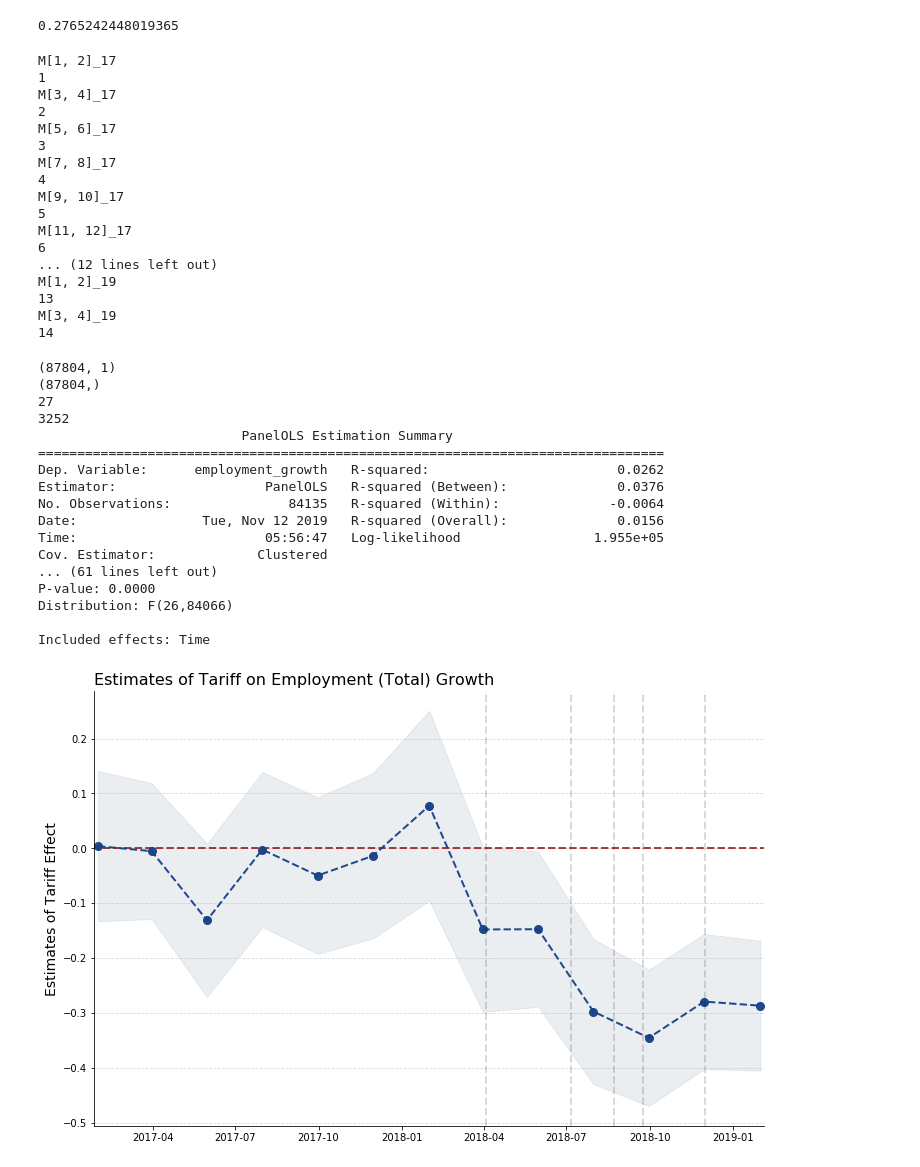
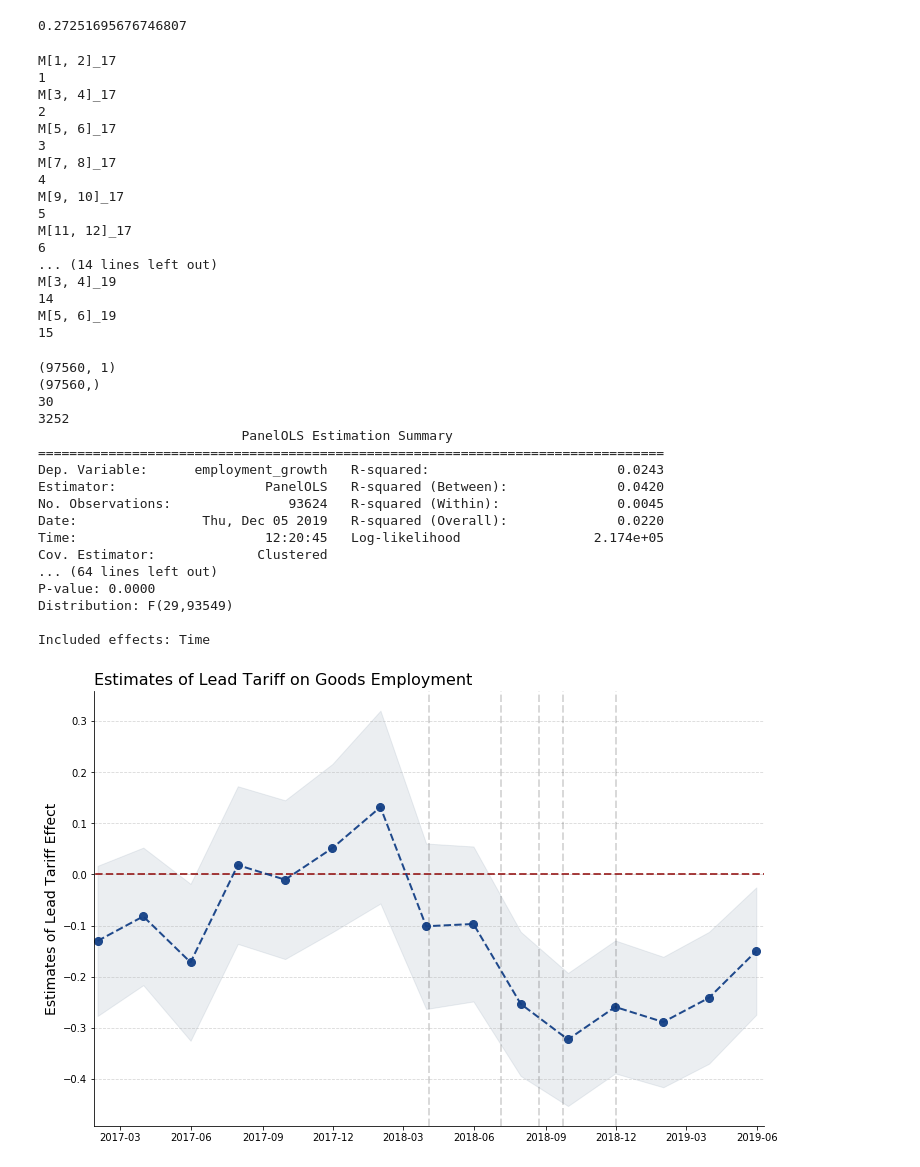
Before and after one commit to mwaugh0328/consumption_and_tradewar, a Jupyter notebook: pretrend_notebook.ipynb, the cells around one changed output. Saved outputs shown, nothing was run; the diff lists cells and outputs as text; code cells hidden in the pictures.

```diff
--- a/pretrend_notebook.ipynb
+++ b/pretrend_notebook.ipynb
@@ -34,7 +33,7 @@ file_path = os.getcwd()
 
 #trade_county = pq.read_table(file_path + "\\data\\trade_employment_goods.parquet").to_pandas()
 
-trade_county = pq.read_table(file_path + "\\data\\trade_employment_2014.parquet").to_pandas()
+trade_county = pq.read_table(file_path + "\\data\\trade_employment_blssingle19.parquet").to_pandas()
 # %%
 trade_county["time"] = pd.to_datetime(trade_county.time)
 
@@ -130,7 +129,7 @@ trade_county["avg_man_share"] = trade_county.groupby(["GEOFIPS"]).man_share.tran
 # %%
 trade_county["avg_man_share"].mean()
 # %% [output]
-0.2765242448019365
+0.27251695676746807
 # %%
 years = [17,18,19]
 
@@ -152,7 +151,7 @@ for xxx in years:
 
     for yyy in quarters:
 
-        if (xxx == 19) & (yyy[0] > 3):
+        if (xxx == 19) & (yyy[0] > 6):
             break
 
 
@@ -218,14 +217,14 @@ M[9, 10]_17
 5
 M[11, 12]_17
 6
-... (12 lines left out)
-M[1, 2]_19
-13
+... (14 lines left out)
 M[3, 4]_19
 14
+M[5, 6]_19
+15
 # %%
 all_vars = ["const", "log_tariff_change", 'employment_growth', "total_employment", "total_trade_growth",
-           "avg_man_share", "rural_share", "2017_population"]
+           "avg_man_share", "rural_share", "2010_population"]
 
 all_vars.extend(tariff_list)
 
@@ -237,7 +236,7 @@ idx = pd.IndexSlice
 
 #weights = trade_county["emplvl_2017"].loc[idx[:,"2018-01-01":"2019-02-01"]]
 
-dataset = event_study[all_vars].loc[idx[:,"2017-01-01":"2019-4-01"],:]
+dataset = event_study[all_vars].loc[idx[:,"2017-01-01":"2019-6-01"],:]
 
 exog_vars = ["const"]
 
@@ -247,7 +246,7 @@ exog_vars.extend(man_list)
 
 exog_vars.extend(rural_list)
 
-weights = dataset["2017_population"].to_frame()
+weights = dataset["2010_population"].to_frame()
 
 weights.replace(to_replace = 0, value = 0.001,inplace = True)
 
@@ -260,28 +259,28 @@ fe_res = mod.fit(cov_type='clustered', cluster_entity=True)
 
 print(fe_res)
 # %% [output]
-(87804, 1)
-(87804,)
-27
+(97560, 1)
+(97560,)
+30
 3252
                           PanelOLS Estimation Summary
 ================================================================================
-Dep. Variable:      employment_growth   R-squared:                        0.0262
-Estimator:                   PanelOLS   R-squared (Between):              0.0376
-No. Observations:               84135   R-squared (Within):              -0.0064
-Date:                Tue, Nov 12 2019   R-squared (Overall):              0.0156
-Time:                        05:56:47   Log-likelihood                 1.955e+05
+Dep. Variable:      employment_growth   R-squared:                        0.0243
+Estimator:                   PanelOLS   R-squared (Between):              0.0420
+No. Observations:               93624   R-squared (Within):               0.0045
+Date:                Thu, Dec 05 2019   R-squared (Overall):              0.0220
+Time:                        12:20:45   Log-likelihood                 2.174e+05
 Cov. Estimator:             Clustered
-... (61 lines left out)
+... (64 lines left out)
 P-value: 0.0000
-Distribution: F(26,84066)
+Distribution: F(29,93549)
 
 Included effects: Time
 # %%
-test2 = fe_res.conf_int(level=0.90).iloc[1:14].merge(fe_res.params, left_index = True, right_index = True)
+test2 = fe_res.conf_int(level=0.90).iloc[1:16].merge(fe_res.params, left_index = True, right_index = True)
 
 start = dt.datetime(2017,1,1)
-end = dt.datetime(2019,3,1)
+end = dt.datetime(2019,7,1)
 
 test2.index = pd.date_range(start=start, end=end, freq = "2M")
 
@@ -295,37 +294,37 @@ ax.plot(test2.parameter, alpha = 0.95, color = mike_blue, linewidth = 2, linesty
        marker='o', markersize = 8)
 
 ax.fill_between(test2.index, test2.lower, test2.upper, color = "#3F5D7D", alpha = 0.1)
 
-ax.set_ylabel('Estimates of Tariff Effect', fontsize = 14)
+ax.set_ylabel('Estimates of Lead Tariff Effect', fontsize = 14)
 
-ax.set_title("Estimates of Tariff on Employment (Total) Growth", fontsize = 16, loc= "left" )
+ax.set_title("Estimates of Lead Tariff on Goods Employment", fontsize = 16, loc= "left" )
 
 ax.hlines(0, start, end,
            linewidth = 2, color = 'darkred', alpha =0.75, linestyle = "--")
 
-#ax.set_ylim(-1.5,0.75)
+#ax.set_ylim(-0.5,0.30)
 
-ax.set_xlim(test2.index[0]- timedelta(4),test2.index[-1] + timedelta(4))
+ax.set_xlim(test2.index[0]- timedelta(4),test2.index[-1] + timedelta(10))
 
-months = mdates.MonthLocator((1,4,7,10))
+months = mdates.MonthLocator((12,3,6,9))
 ax.xaxis.set_major_locator(months)
 
 ax.yaxis.grid(alpha= 0.5, linestyle= "--")
 
 ax.axvline(dt.datetime(2018,4,4), linewidth = 2, ls = "--", color = 'k', alpha =0.15)
 
 ax.axvline(dt.datetime(2018,7,6), linewidth = 2, ls = "--", color = 'k', alpha =0.15)
 
 ax.axvline(dt.datetime(2018,8,23), linewidth = 2, ls = "--", color = 'k', alpha =0.15)
 
 ax.axvline(dt.datetime(2018,9,24), linewidth = 2, ls = "--", color = 'k', alpha =0.15)
 
 ax.axvline(dt.datetime(2018,12,1), linewidth = 2, ls = "--", color = 'k', alpha =0.15)
 
 ax.spines["right"].set_visible(False)
 
 ax.spines["top"].set_visible(False)
 
-plt.savefig(fig_path + "\\employment_all_pretrend.pdf", bbox_inches = "tight", dip = 3600)
+#plt.savefig(fig_path + "\\employment_all_pretrend.pdf", bbox_inches = "tight", dip = 3600)
 # %% [output]
-[figure, old version]
+[figure, new version]
```
Also changed, not shown: parts of 2 cells of this notebook, 5 other files.
